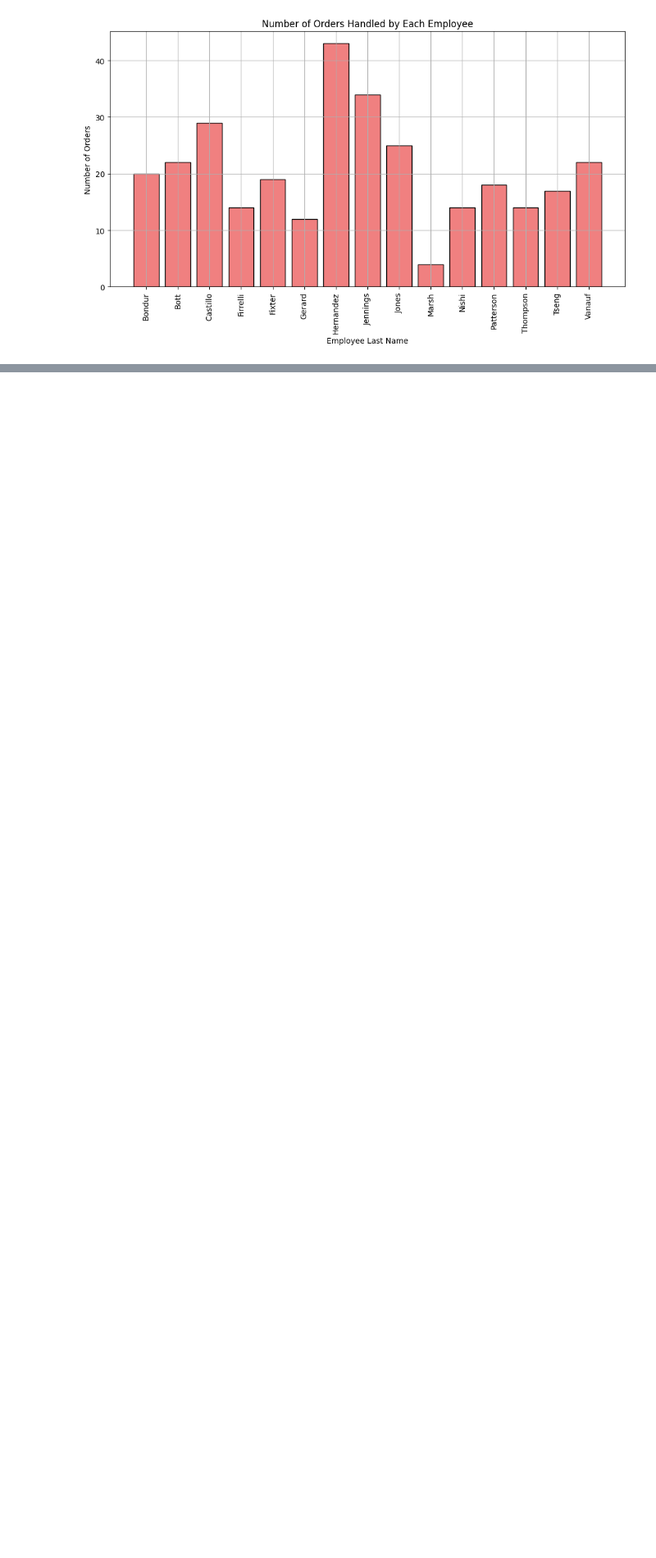
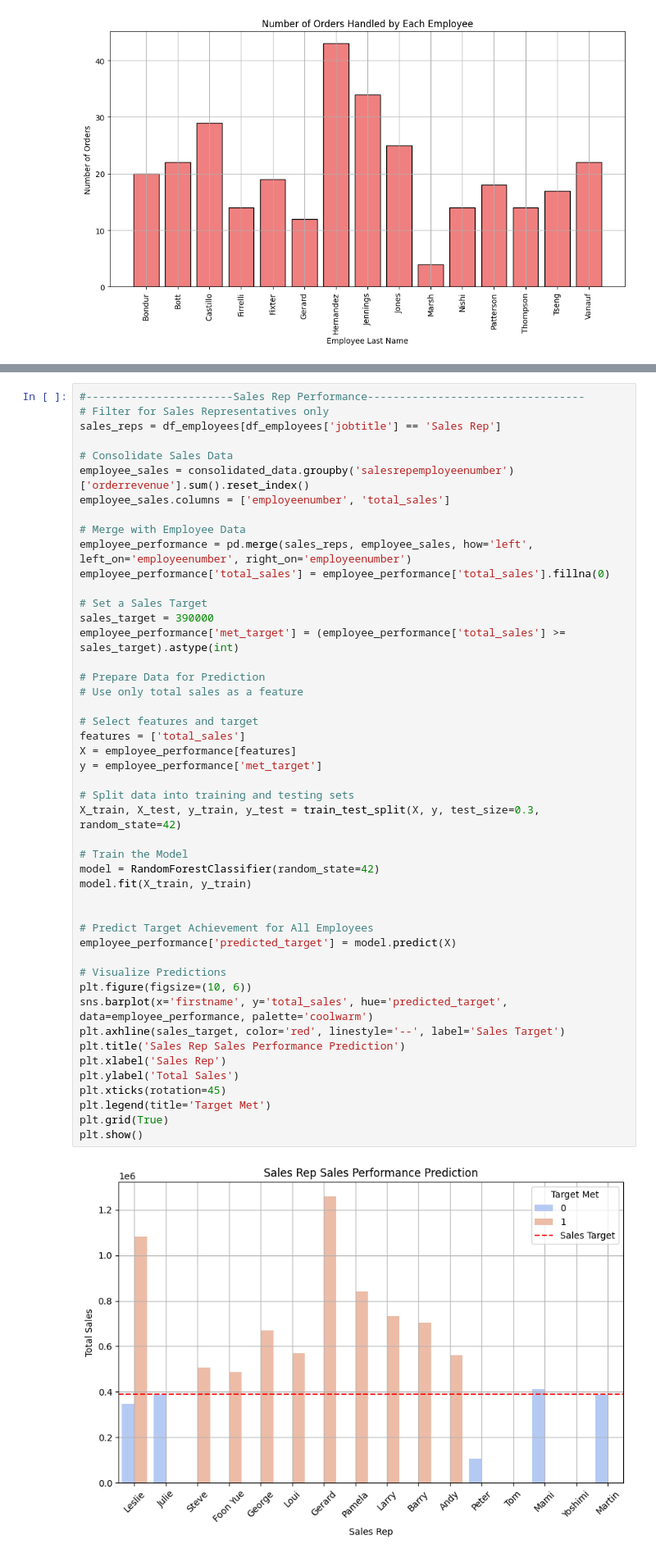
Before and after one commit to JoannaMunyasia/BI-2, a Jupyter notebook: SemAssignment.ipynb, the cells around one changed output, grey strips where cells are left out. Shown at 82% size. Drawn from its saved outputs; the diff is of its cells as text; blank space fills up the shorter version.

```diff
--- a/SemAssignment.ipynb
+++ b/SemAssignment.ipynb
@@ -289,0 +395,49 @@ plt.show()
+# %%
+#-----------------------Sales Rep Performance----------------------------------
+# Filter for Sales Representatives only
+sales_reps = df_employees[df_employees['jobtitle'] == 'Sales Rep']
+
+# Consolidate Sales Data
+employee_sales = consolidated_data.groupby('salesrepemployeenumber')['orderrevenue'].sum().reset_index()
+employee_sales.columns = ['employeenumber', 'total_sales']
+
+# Merge with Employee Data
+employee_performance = pd.merge(sales_reps, employee_sales, how='left', left_on='employeenumber', right_on='employeenumber')
+employee_performance['total_sales'] = employee_performance['total_sales'].fillna(0)
+
+# Set a Sales Target
+sales_target = 390000
+employee_performance['met_target'] = (employee_performance['total_sales'] >= sales_target).astype(int)
+
+# Prepare Data for Prediction
+# Use only total sales as a feature
+
+# Select features and target
+features = ['total_sales']
+X = employee_performance[features]
+y = employee_performance['met_target']
+
+# Split data into training and testing sets
+X_train, X_test, y_train, y_test = train_test_split(X, y, test_size=0.3, random_state=42)
+
+# Train the Model
+model = RandomForestClassifier(random_state=42)
+model.fit(X_train, y_train)
+
+
+# Predict Target Achievement for All Employees
+employee_performance['predicted_target'] = model.predict(X)
+
+# Visualize Predictions
+plt.figure(figsize=(10, 6))
+sns.barplot(x='firstname', y='total_sales', hue='predicted_target', data=employee_performance, palette='coolwarm')
+plt.axhline(sales_target, color='red', linestyle='--', label='Sales Target')
+plt.title('Sales Rep Sales Performance Prediction')
+plt.xlabel('Sales Rep')
+plt.ylabel('Total Sales')
+plt.xticks(rotation=45)
+plt.legend(title='Target Met')
+plt.grid(True)
+plt.show()
+# %% [output]
+[figure, added]
```
Also changed, not shown: parts of 6 cells of this notebook.
